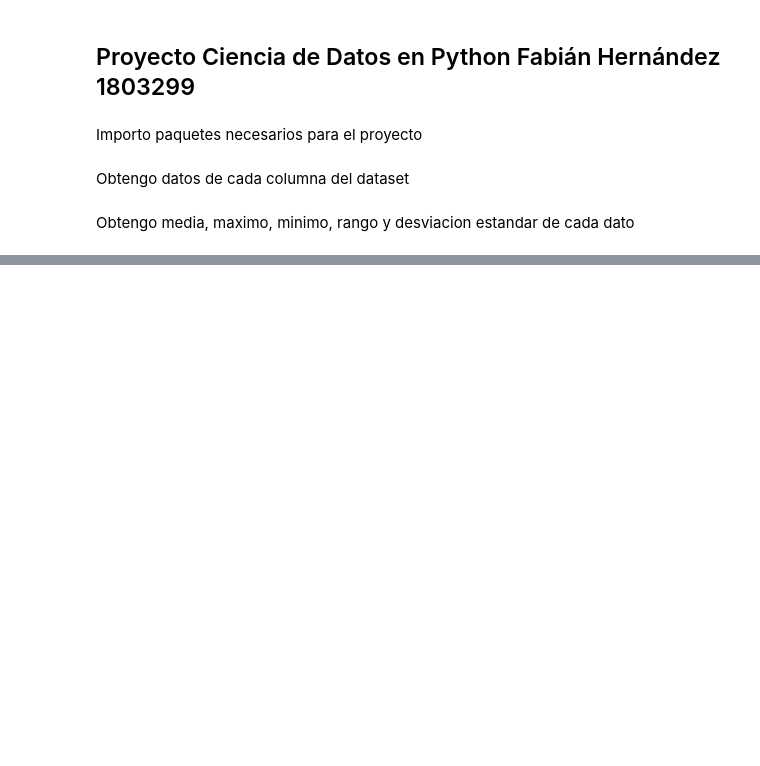
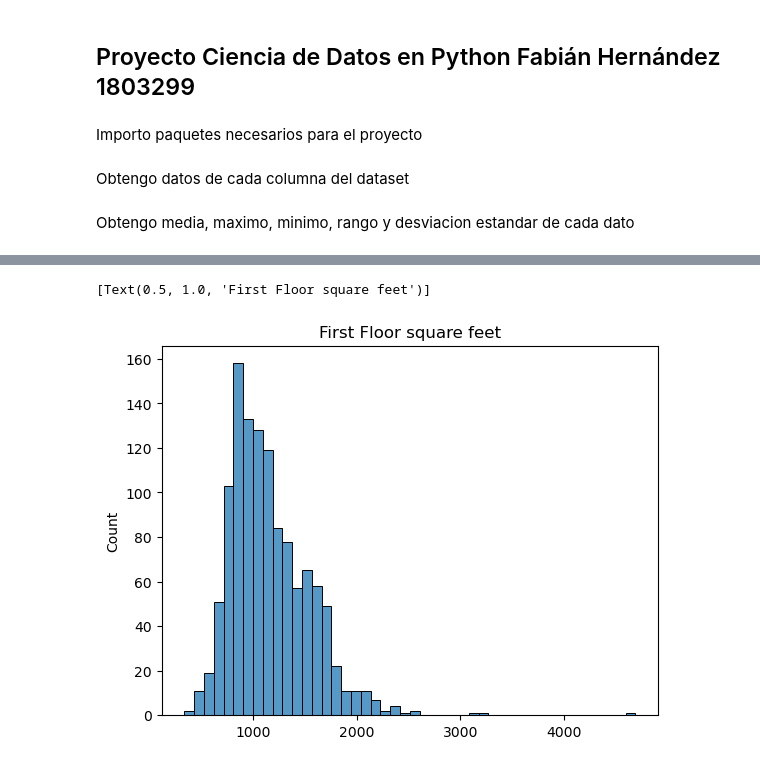
Before and after one commit to fhprime/Proyecto-Ciencia-de-Datos-FH-18003299, a Jupyter notebook: Proyecto Data Science Python FH 18003299.ipynb, the cells around one changed output, grey strips where cells are left out. Cells and saved outputs as stored; diff of their text form; code cells hidden in the pictures; blank space fills up the shorter version.

```diff
--- a/Proyecto Data Science Python FH 18003299.ipynb
+++ b/Proyecto Data Science Python FH 18003299.ipynb
@@ -32,0 +61,5 @@ list_std = [np.std(sale_price),np.std(OverallQual),np.std(stFLsf),np.std(TotalRm
+# %%
+sns.histplot(data=stFLsf).set(title='First Floor square feet')
+# %% [output]
+[Text(0.5, 1.0, 'First Floor square feet')]
+[figure, added]
```
Also changed, not shown: parts of 8 cells of this notebook.
